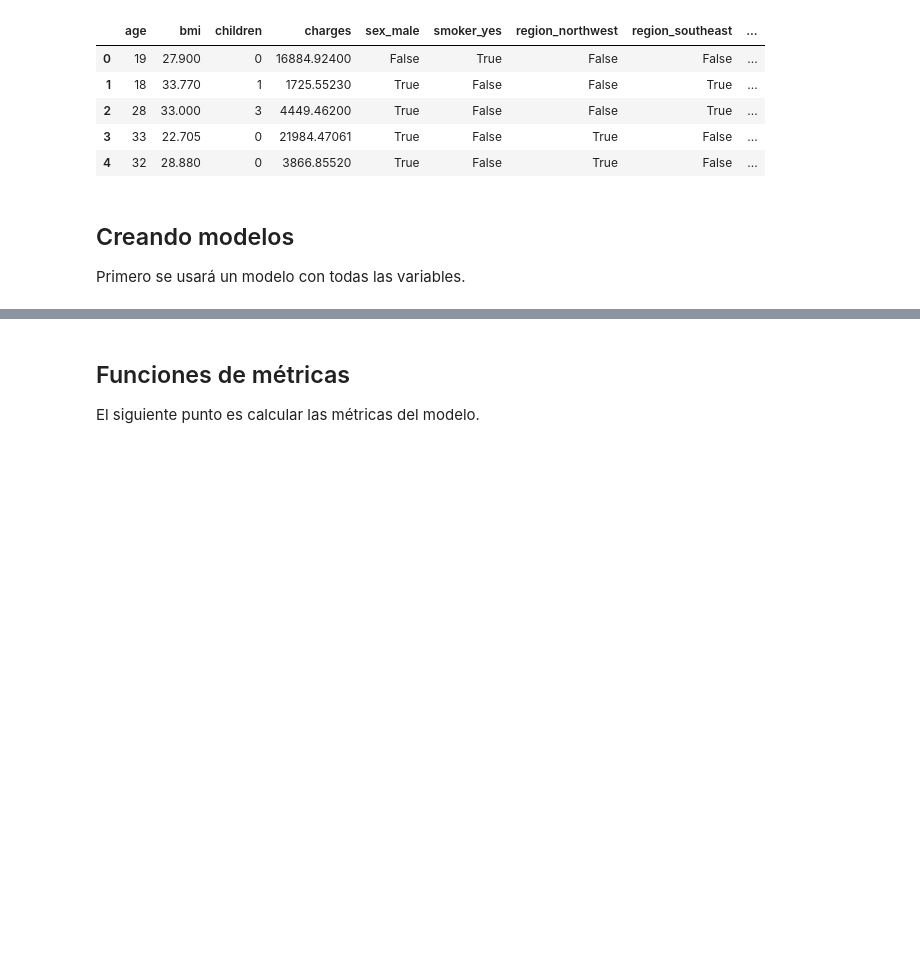
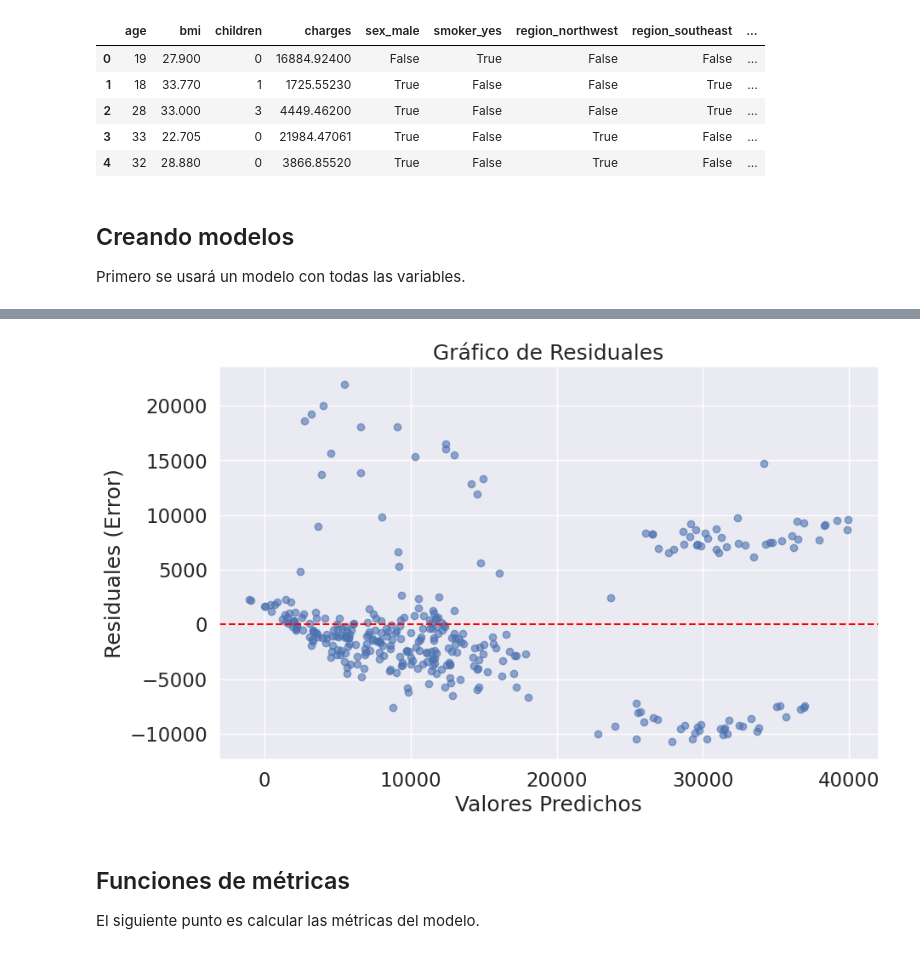
Before and after one commit to CarlosCortes2020/ScikitLearnRegLin, a Jupyter notebook: notebooks/proyecto_final_template.ipynb, the cells around one changed output, grey strips where cells are left out. Drawn from its saved outputs; the diff is of its cells as text; code cells hidden in the pictures; blank space fills up the shorter version.

```diff
--- a/notebooks/proyecto_final_template.ipynb
+++ b/notebooks/proyecto_final_template.ipynb
@@ -170,3 +214,22 @@ y_pred_std = model.predict(X_test_std)
+# %%
+# 1. Calcular los residuales
+residuales = y_test_orig - y_pred
+
+# 2. Crear el gráfico de dispersión de los residuales
+plt.figure(figsize=(10, 6))
+plt.scatter(y_pred, residuales, alpha=0.6)
+
+# Añadir una línea horizontal en cero para referencia
+plt.axhline(y=0, color='red', linestyle='--')
+
+# Títulos y etiquetas
+plt.title('Gráfico de Residuales')
+plt.xlabel('Valores Predichos')
+plt.ylabel('Residuales (Error)')
+plt.grid(True)
+plt.show()
+# %% [output]
+[figure, added]
 # %% [markdown]
 ## Funciones de métricas
 El siguiente punto es calcular las métricas del modelo.
```
Also changed, not shown: parts of 10 cells of this notebook.
